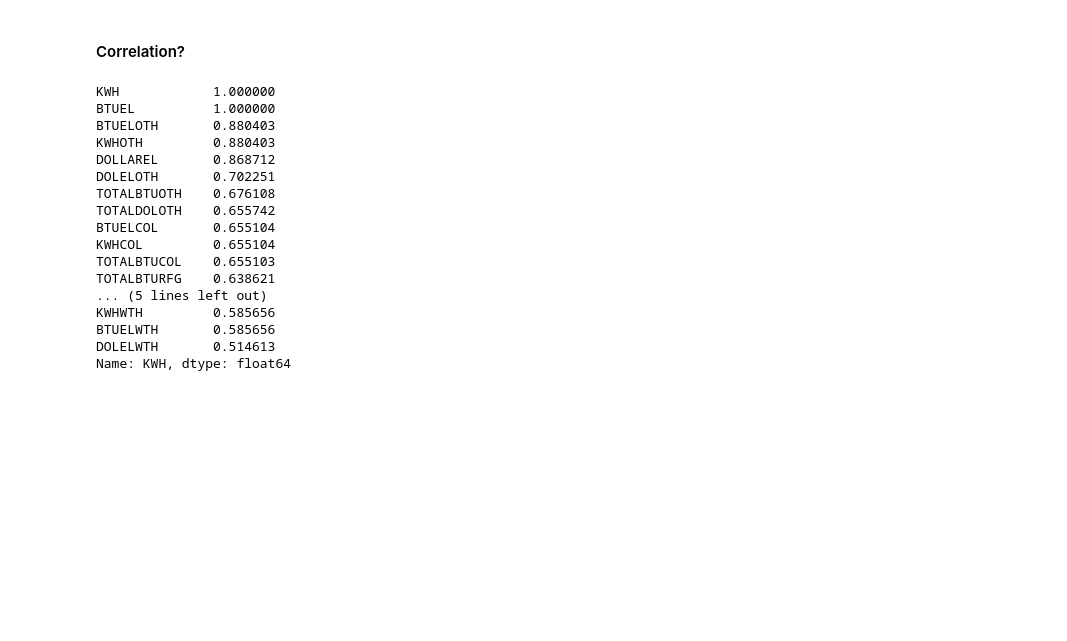
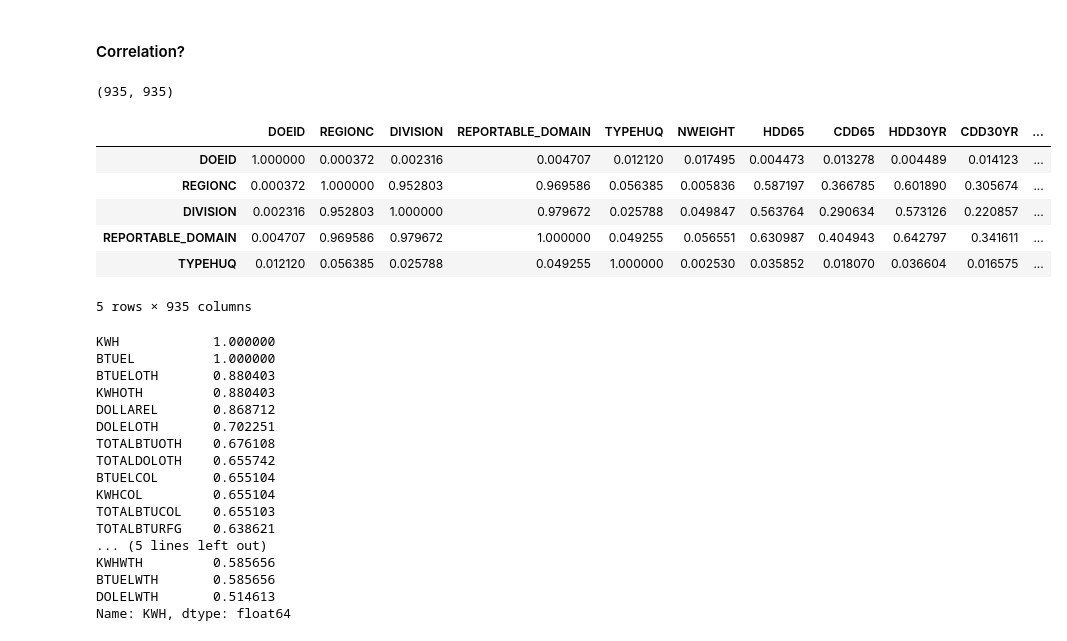
Before and after one commit to The-Powder-of-Data/predict_consumption, a Jupyter notebook: src/3rd_approach.ipynb, the cells around one changed output. Drawn from its saved outputs; the diff is of its cells as text; code cells hidden in the pictures; blank space fills up the shorter version.

```diff
--- a/src/3rd_approach.ipynb
+++ b/src/3rd_approach.ipynb
@@ -195,6 +246,18 @@ df_num.iloc[lambda df_num: df_num.index == 0]
 # %%
 df_cor = df1.corr().abs()
 # ABOVE .6/7 REMOVE
+# %%
+print(df_cor.shape)
+df_cor.head()
+# %% [output]
+(935, 935)
+|  | DOEID | REGIONC | DIVISION | REPORTABLE_DOMAIN | TYPEHUQ | NWEIGHT | HDD65 | CDD65 | HDD30YR | CDD30YR | ... |
+| DOEID | 1.000000 | 0.000372 | 0.002316 | 0.004707 | 0.012120 | 0.017495 | 0.004473 | 0.013278 | 0.004489 | 0.014123 | ... |
+| REGIONC | 0.000372 | 1.000000 | 0.952803 | 0.969586 | 0.056385 | 0.005836 | 0.587197 | 0.366785 | 0.601890 | 0.305674 | ... |
+| DIVISION | 0.002316 | 0.952803 | 1.000000 | 0.979672 | 0.025788 | 0.049847 | 0.563764 | 0.290634 | 0.573126 | 0.220857 | ... |
+| REPORTABLE_DOMAIN | 0.004707 | 0.969586 | 0.979672 | 1.000000 | 0.049255 | 0.056551 | 0.630987 | 0.404943 | 0.642797 | 0.341611 | ... |
+| TYPEHUQ | 0.012120 | 0.056385 | 0.025788 | 0.049255 | 1.000000 | 0.002530 | 0.035852 | 0.018070 | 0.036604 | 0.016575 | ... |
+5 rows × 935 columns
 # %%
 # show top correlated columns against the target variable of 'KWH'
 df_cor['KWH'].sort_values(ascending=False).head(20)
```
Also changed, not shown: parts of 7 cells of this notebook, 3 other files.
